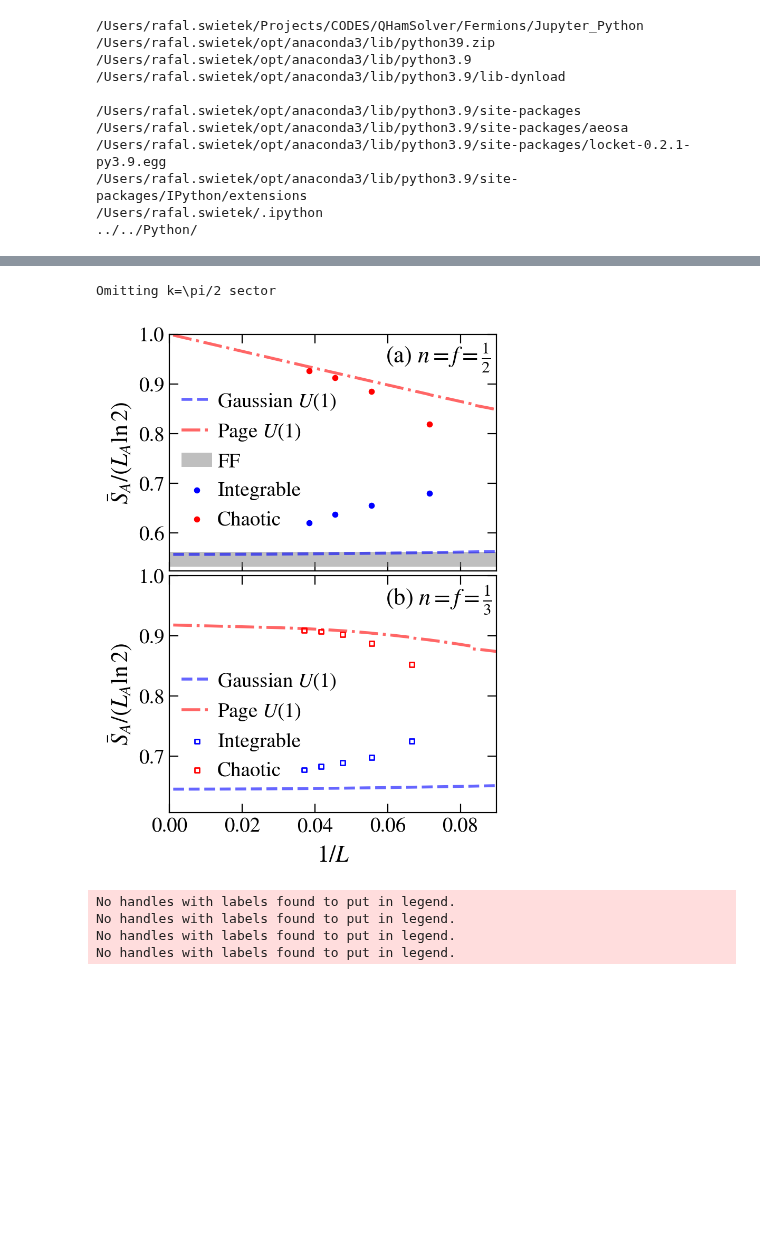
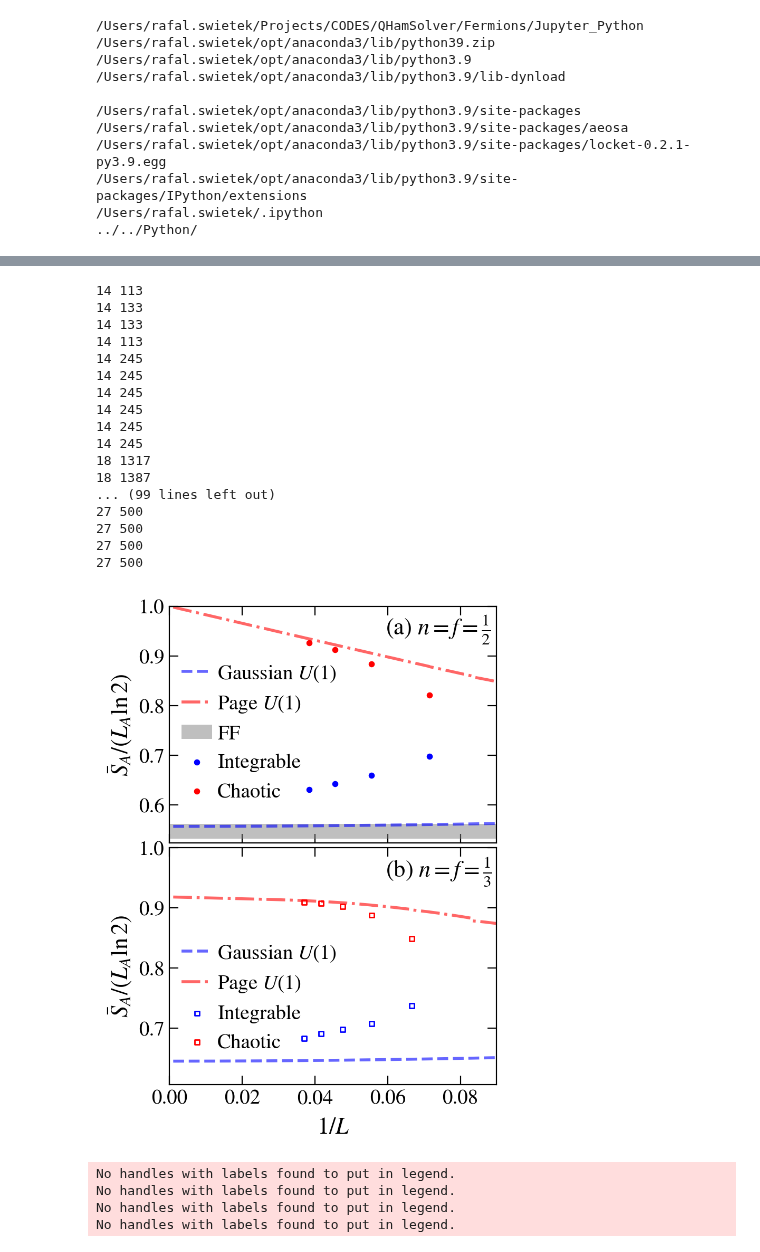
Before and after one commit to Rafal-Swietek/QHamSolver, a Jupyter notebook: Fermions/Jupyter_Python/entropy.ipynb, the cells around one changed output, grey strips where cells are left out. Cells and saved outputs as stored; diff of their text form; code cells hidden in the pictures; blank space fills up the shorter version.

```diff
--- a/Fermions/Jupyter_Python/entropy.ipynb
+++ b/Fermions/Jupyter_Python/entropy.ipynb
@@ -156,11 +156,11 @@ mu=1
 
 fig, axis = plt.subplots( nrows=1, ncols=1, figsize=(5,4), dpi = 200, sharey=True)
 
-n = 1/2
+nx = 1/2
 
-for iin, n in enumerate( [1/2] ):
+for iin, n in enumerate( [nx] ):
     f = 1
-    sizes = np.arange(14, 27, 2) if n == 1/2 else np.arange(15, 28, 3)
+    sizes = np.arange(14, 27, 2) if n == 1/2 else np.arange(15, 29, 3)
 
 
     NonGauss_int = np.zeros(sizes.shape)
@@ -174,7 +174,8 @@ for iin, n in enumerate( [1/2] ):
 
         dim_tot = 0
         dim_tot2 = 0
-        for [ks, ps, zxs] in imag_sec:
+        for [ks, ps, zxs] in real_sec+imag_sec:
+        # for [ks, ps, zxs] in real_sec:
         # for [ks, ps, zxs] in [ [1,1,1] ]:
             factor = 1 if ks == 0 or ks == L / 2 else 2
             V1 = 1.1
@@ -227,8 +228,8 @@ for iin, n in enumerate( [1/2] ):
         NonGauss_int[iiL] /= dim_tot
         NonGauss_ch[iiL] /= dim_tot2
         print(dim_tot, binom(L, N))
-    axis.scatter(sizes, 1 - NonGauss_int, s=30, label='Integrable', color='blue', marker='s' if iin else 'o', facecolor='None' if iin else 'blue')
-    axis.scatter(sizes, 1 - NonGauss_ch,  s=30, label='Chaotic'   , color='red',  marker='s' if iin else 'o', facecolor='None' if iin else 'red')
+    axis.scatter(sizes, 1 - NonGauss_int, s=50, label='Integrable', color='blue', marker='s' if iin else 'o', facecolor='None' if iin else 'blue')
+    axis.scatter(sizes, 1 - NonGauss_ch,  s=50, label='Chaotic'   , color='red',  marker='s' if iin else 'o', facecolor='None' if iin else 'red')
 
 # print(1 - NonGauss_ch)
 
@@ -236,8 +237,8 @@ for iin, n in enumerate( [1/2] ):
 # z = np.linspace(min(sizes)-1, max(sizes)+1, 1000)
 # axis.plot(z, 1-NonGaussianity(0.4/z, n=10, ens=1), ls='--', color='gray', lw=2)
 # axis.plot(z, 1-NonGaussianity(1/3/z, n=20, ens=1), ls='--', color='gray', lw=2, label=r"GUE $O(L/2)$")
-axis.plot(sizes, 1 - NonGaussianity( dims/9, n=4, ens=0), ls='-.', color='orange', lw=2, label=r"GOE $O(D/9)$")
-axis.plot(sizes, 1 - NonGaussianity( dims/16, n=4, ens=1), ls='--', color='green', lw=2, label=r"GUE $O(D/16)$")
+axis.plot(sizes, 1 - NonGaussianity( dims/10, n=4, ens=0), ls='-.', color='k', lw=2, label=r"GOE $O(D/10)$")
+# axis.plot(sizes, 1 - NonGaussianity( dims/16, n=4, ens=1), ls='--', color='green', lw=2, label=r"GUE $O(D/16)$")
 # axis.plot(z, 1-NonGaussianity(0.1 * 2**(1/z), n=2, ens=0), ls=':', color='red', lw=2)
 
 # axis.axhline(y = 1-NonGaussianity(22, n=3, ens=0), ls='--', color='gray')
@@ -441,7 +459,7 @@ fig, axis = plt.subplots( nrows=2, ncols=1, figsize=(4,6), dpi = 200, sharex=Tru
 
 n = 1/2
 for iin, n in enumerate([1/2, 1/3]):
-    sizes = np.arange(14, 29, 4) if n == 1/2 else np.arange(15, 29, 3)
+    sizes = np.arange(14, 27, 4) if n == 1/2 else np.arange(15, 29, 3)
 
 
     Svn_int = np.zeros(sizes.shape)
@@ -456,7 +474,9 @@ for iin, n in enumerate([1/2, 1/3]):
 
         dim_tot = 0
         dim_tot2 = 0
-        for [ks, ps, zxs] in imag_sec:
+        for [ks, ps, zxs] in real_sec+imag_sec:
+        # for [ks, ps, zxs] in imag_sec:
+        # for [ks, ps, zxs] in real_sec:
             if ks == L / 4: print("Omitting k=\pi/2 sector"); continue;
         # for [ks, ps, zxs] in [[1, 1, 1]]:
             factor = 1 if ks == 0 or ks == L / 2 else 2
@@ -474,8 +494,10 @@ for iin, n in enumerate([1/2, 1/3]):
                         print(L, ks, ps)
                     else:
                         dim = Ex.size
+                        print(L, dim)
                         Svn = np.array(file.get('entropy')[idx, :]) / (LA * np.log(2))
-                        Svn_int[iiL] += dim * factor * np.mean(Svn)
+                        Svn_int[iiL] += dim * factor * np.mean(Svn[Svn.size//2-5 : Svn.size//2+5])
+                        # Svn_int[iiL] += dim * factor * np.mean(Svn)
                         dim_tot += factor * dim
             else:
                 print(name)
@@ -493,41 +515,58 @@ for iin, n in enumerate([1/2, 1/3]):
                         print(L, ks, ps)
                     else:
                         Svn = np.array(file.get('entropy')[idx, :]) / (LA * np.log(2))
-                        Svn_ch[iiL] += dim * factor * np.mean(Svn)
+                        Svn_ch[iiL] += dim * factor * np.mean(Svn[Svn.size//2-5 : Svn.size//2+5])
+                        # Svn_ch[iiL] += dim * factor * np.mean(Svn)
                         dim_tot2 += factor * dim
             else:
                 print(name)
         Svn_ch[iiL] /= dim_tot2
         Svn_int[iiL] /= dim_tot
         # print(dim_tot, binom(L, N))
     axis[iin].scatter(1/sizes, Svn_int, s=10, label='Integrable', color='blue', marker='s' if iin else 'o', facecolor='None' if iin else 'blue')
     # axis.scatter(sizes, Purity_int_im, s=30, color = 'blue', marker='s', facecolor='None')
 
     p = axis[iin].scatter(1/sizes, Svn_ch, s=10, label='Chaotic', color='red', marker='s' if iin else 'o', facecolor='None' if iin else 'red')
     # axis.scatter(sizes, Purity_ch_im, s=30, color = 'red', marker='s', facecolor='None')
 
     z = np.linspace(1e-3, 0.1, 1000)
     Lz = 1/z
     yy = ent.gaussian_page_U1(Lz*n, Lz*(1-n), Lz*n) / (Lz*n * np.log(2))
     axis[iin].plot(z, yy, ls='--', color='blue', lw=2, alpha=0.6, label=r"Gaussian $U(1)$")
     axis[iin].plot(z, [ent.page_U1(Lx*n, Lx*(1-n), Lx*n) / (Lx*n * np.log(2)) for Lx in Lz], ls='-.', color='red', lw=2, alpha=0.6, label=r"Page $U(1)$")
 
     fig_help.set_plot_elements(axis[iin], ylabel=r"$\bar{S}_A/(L_A\ln{2})$", xlabel=r"$1/L$" if iin else "", font_size=14, set_legend=True, xlim=(0,0.09), ylim=(0.94 * min(yy[~np.isnan(yy)]), 1), xscale='linear', yscale='linear')
 
 axis[0].axhspan(ymin = FF_lower_bound(f=1/2, x=1, n=4), ymax = FF_upper_bound(f=1/2, x=1, n=4), color='gray', lw=0, alpha=0.5, label=r"FF")
 
 fig_help.set_legend(axis[0], fontsize=14, loc='lower left', ncol=1, anchor=(-0.02, 0.1))
 fig_help.set_legend(axis[1], fontsize=14, loc='lower left', ncol=1, anchor=(-0.02, 0.06))
 
 axis[0].annotate(r"(a) $n=f=\frac{1}{2}$", fontsize=16, xy=(0.66, 0.88), xycoords='axes fraction')
 axis[1].annotate(r"(b) $n=f=\frac{1}{3}$", fontsize=16, xy=(0.66, 0.88), xycoords='axes fraction')
 
 fig.subplots_adjust(wspace = 0.02, hspace=0.02)
 
 fig.savefig("plots_mixing/Fig1.pdf", bbox_inches = 'tight', pad_inches=0.02)
 # %% [output]
-Omitting k=\pi/2 sector
+14 113
+14 133
+14 133
+14 113
+14 245
+14 245
+14 245
+14 245
+14 245
+14 245
+18 1317
+18 1387
+... (99 lines left out)
+27 500
+27 500
+27 500
+27 500
-[figure, old version]
+[figure, new version]
 # %%
 ## CHECK V_1 = 1.1 for integrable case maybe it behaves better
 # %%
```
Also changed, not shown: parts of 2 cells of this notebook, 3 other files.
